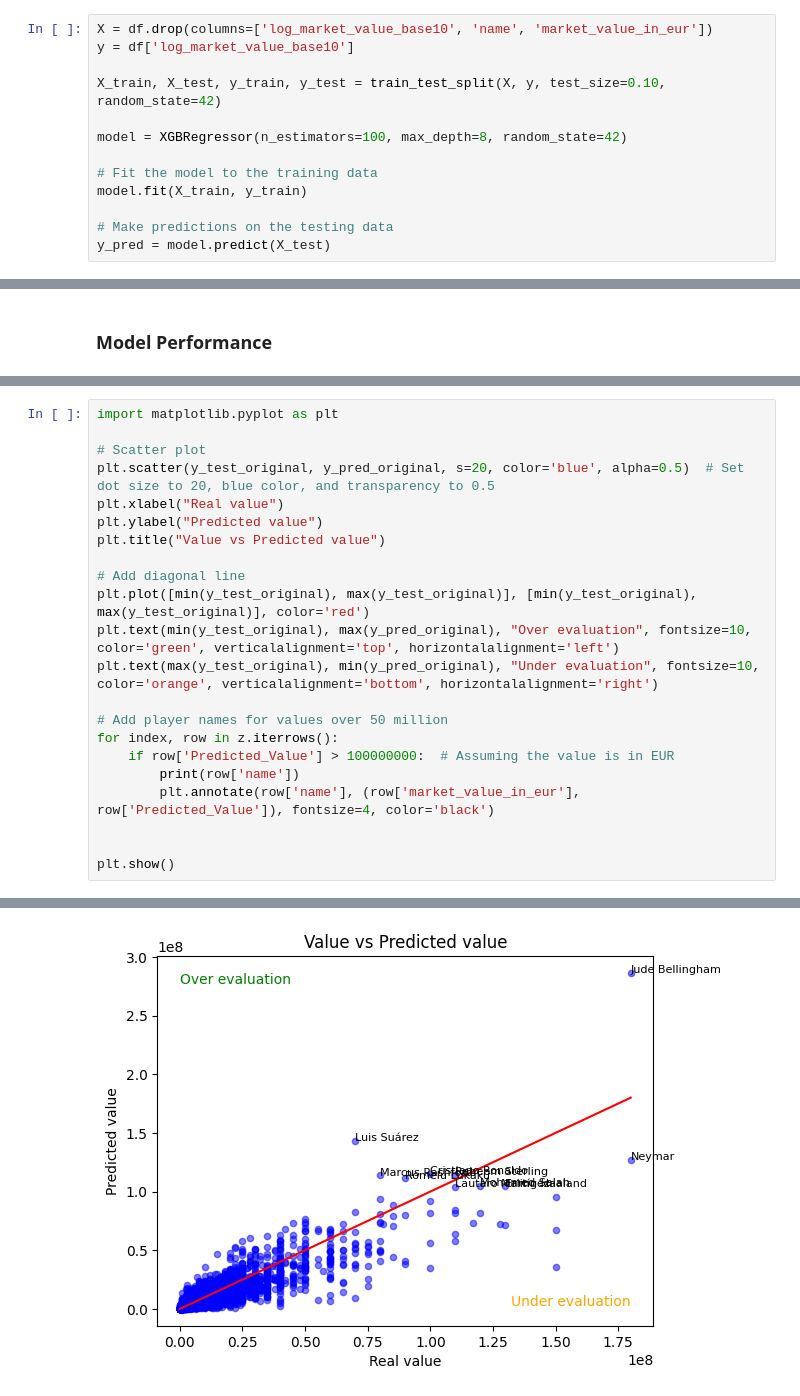
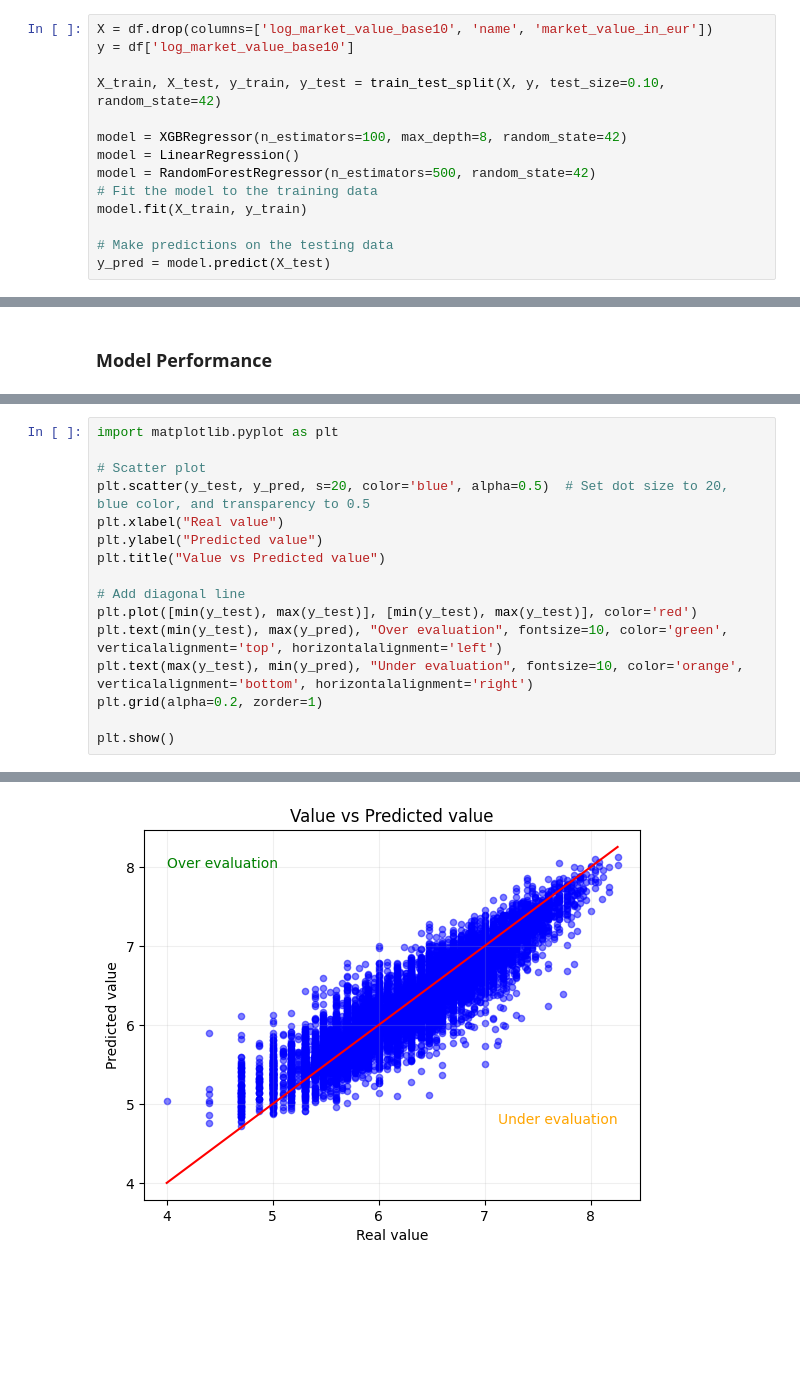
Before and after one commit to ENils1/MachineLearning, a Jupyter notebook: MachineLearning/XGB copy.ipynb, the cells around one changed output, grey strips where cells are left out. Drawn from its saved outputs; the diff is of its cells as text; blank space fills up the shorter version.

```diff
--- a/MachineLearning/XGB copy.ipynb
+++ b/MachineLearning/XGB copy.ipynb
@@ -28,7 +31,8 @@ y = df['log_market_value_base10']
 X_train, X_test, y_train, y_test = train_test_split(X, y, test_size=0.10, random_state=42)
 
 model = XGBRegressor(n_estimators=100, max_depth=8, random_state=42)
-
+model = LinearRegression()
+model = RandomForestRegressor(n_estimators=500, random_state=42)
 # Fit the model to the training data
 model.fit(X_train, y_train)
 
@@ -104,22 +157,16 @@ Mean Absolute Percentage Error:  0.5040317541005923
 import matplotlib.pyplot as plt
 
 # Scatter plot
-plt.scatter(y_test_original, y_pred_original, s=20, color='blue', alpha=0.5)  # Set dot size to 20, blue color, and transparency to 0.5
+plt.scatter(y_test, y_pred, s=20, color='blue', alpha=0.5)  # Set dot size to 20, blue color, and transparency to 0.5
 plt.xlabel("Real value")
 plt.ylabel("Predicted value")
 plt.title("Value vs Predicted value")
 
 # Add diagonal line
-plt.plot([min(y_test_original), max(y_test_original)], [min(y_test_original), max(y_test_original)], color='red')
-plt.text(min(y_test_original), max(y_pred_original), "Over evaluation", fontsize=10, color='green', verticalalignment='top', horizontalalignment='left')
-plt.text(max(y_test_original), min(y_pred_original), "Under evaluation", fontsize=10, color='orange', verticalalignment='bottom', horizontalalignment='right')
-
-# Add player names for values over 50 million
-for index, row in z.iterrows():
-    if row['Predicted_Value'] > 100000000:  # Assuming the value is in EUR
-        print(row['name'])
-        plt.annotate(row['name'], (row['market_value_in_eur'], row['Predicted_Value']), fontsize=4, color='black')
-
+plt.plot([min(y_test), max(y_test)], [min(y_test), max(y_test)], color='red')
+plt.text(min(y_test), max(y_pred), "Over evaluation", fontsize=10, color='green', verticalalignment='top', horizontalalignment='left')
+plt.text(max(y_test), min(y_pred), "Under evaluation", fontsize=10, color='orange', verticalalignment='bottom', horizontalalignment='right')
+plt.grid(alpha=0.2, zorder=1)
 
 plt.show()
 # %% [output]
@@ -136 +173 @@ Lautaro Martínez
-[figure, old version]
+[figure, new version]
```
Also changed, not shown: parts of 8 cells of this notebook, 3 other files.
